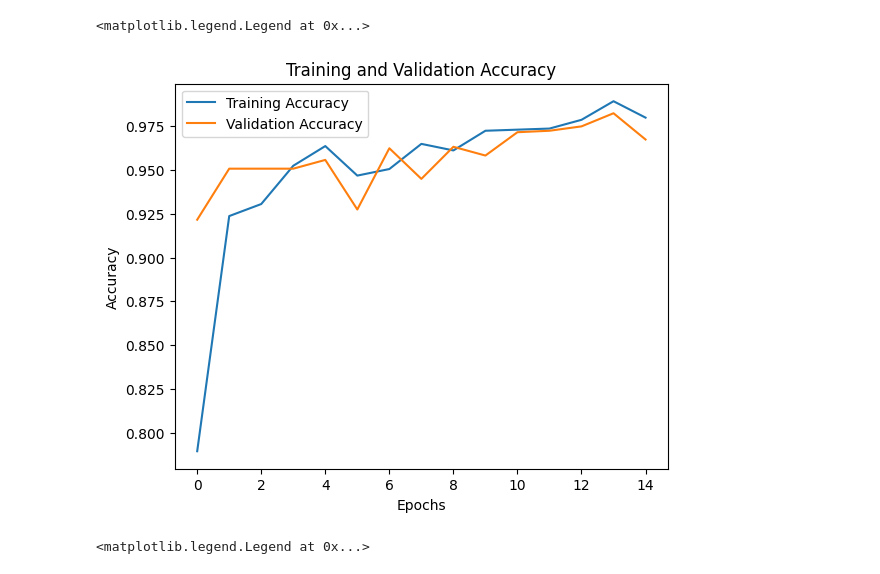
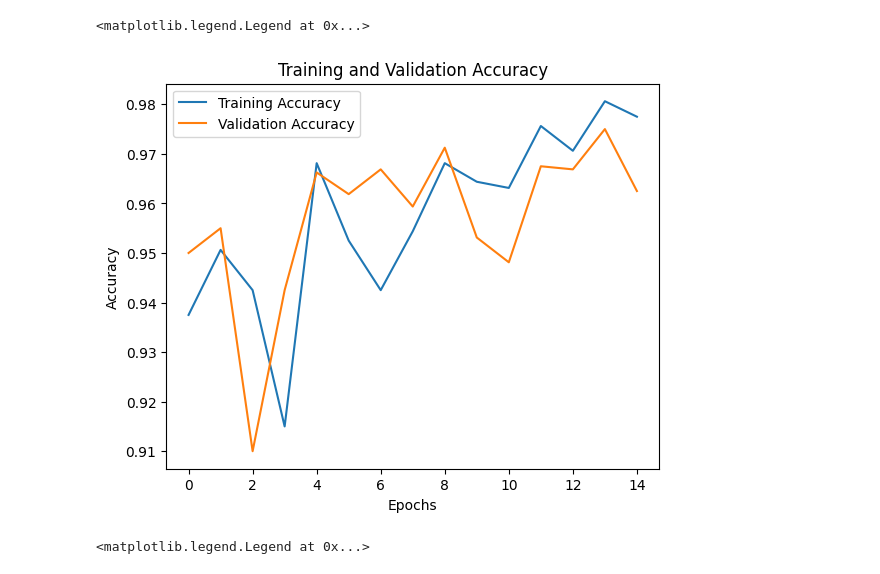
Before and after one commit to aneetajose/tldc, a Jupyter notebook: notebook/training.ipynb, the cells around one changed output. Cells and saved outputs as stored; diff of their text form; code cells hidden in the pictures.

```diff
--- a/notebook/training.ipynb
+++ b/notebook/training.ipynb
@@ -20,5 +132,5 @@ Found 6000 files belonging to 2 classes.
 # %%
-data_directory = '../Dataset/augmented_data'
+data_directory = '../Dataset/disease_type/augmented_data'
 
 # Define image data generator for preprocessing and augmentation
 datagen = ImageDataGenerator(
@@ -57,7 +169,7 @@ model = Sequential([
     Flatten(),
     Dense(128, activation='relu'),
     Dropout(0.25),
-    Dense(2, activation='softmax')
+    Dense(3, activation='softmax')
 ])
 
 # Compile the model
@@ -65,6 +177,6 @@ model.compile(optimizer='adam',
               loss='categorical_crossentropy',
               metrics=['accuracy'])
 # %%
-hist = model.fit(train_generator, epochs=15, validation_data=validation_generator, steps_per_epoch=50)
+hist2 = model.fit(train_generator, epochs=15, validation_data=validation_generator, steps_per_epoch=50)
 # %% [output]
 Epoch 1/15
@@ -96,15 +208,15 @@ Validation accuracy: 0.9674999713897705
 # %%
 plt.figure(figsize=(14, 5))
 plt.subplot(1, 2, 1)
-plt.plot(hist.history['accuracy'], label='Training Accuracy ')
-plt.plot(hist.history['val_accuracy'], label='Validation Accuracy')
+plt.plot(hist2.history['accuracy'], label='Training Accuracy ')
+plt.plot(hist2.history['val_accuracy'], label='Validation Accuracy')
 plt.title('Training and Validation Accuracy')
 plt.xlabel('Epochs')
 plt.ylabel('Accuracy')
 plt.legend()
 # %% [output]
 <matplotlib.legend.Legend at 0x...>
-[figure, old version]
+[figure, new version]
 # %%
 plt.figure(figsize=(14, 5))
 plt.subplot(1, 2, 1)
```
Also changed, not shown: parts of 12 cells of this notebook, 2 other files.
